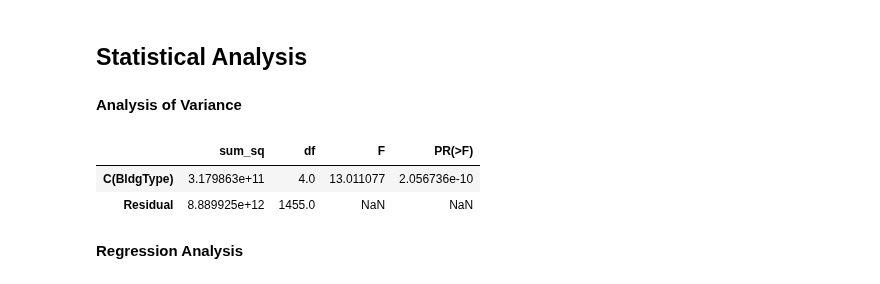
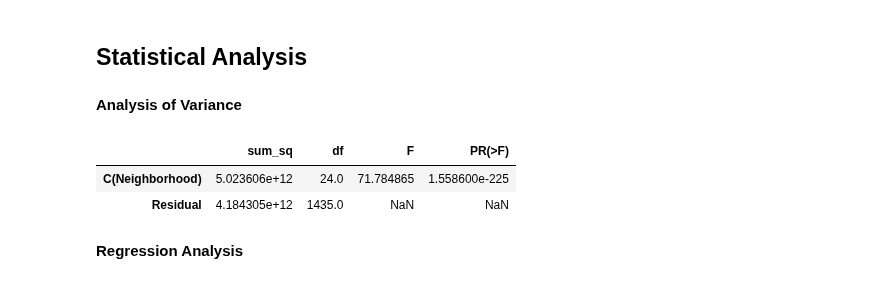
Before and after one commit to ta-data-mexpt/statistical-analysis-project, a Jupyter notebook: Statistical Analysis.ipynb, the cells around one changed output. Drawn from its saved outputs; the diff is of its cells as text; code cells hidden in the pictures.

```diff
--- a/Statistical Analysis.ipynb
+++ b/Statistical Analysis.ipynb
@@ -269,11 +269,11 @@ I will realize some hypothesis testing with the ANOVA Test technique. We'd like
 # %%
-model = ols('SalePrice ~ C(BldgType)', data = data3).fit()
+model = ols('SalePrice ~ C(Neighborhood)', data = data3).fit()
 anova_table = sm.stats.anova_lm(model, typ=2)
 anova_table
 # %% [output]
 |  | sum_sq | df | F | PR(>F) |
-| C(BldgType) | 3.179863e+11 | 4.0 | 13.011077 | 2.056736e-10 |
-| Residual | 8.889925e+12 | 1455.0 | NaN | NaN |
+| C(Neighborhood) | 5.023606e+12 | 24.0 | 71.784865 | 1.558600e-225 |
+| Residual | 4.184305e+12 | 1435.0 | NaN | NaN |
 # %% [markdown]
 **Regression Analysis**
 # %% [markdown]
```
Also changed, not shown: parts of 1 cell of this notebook.
